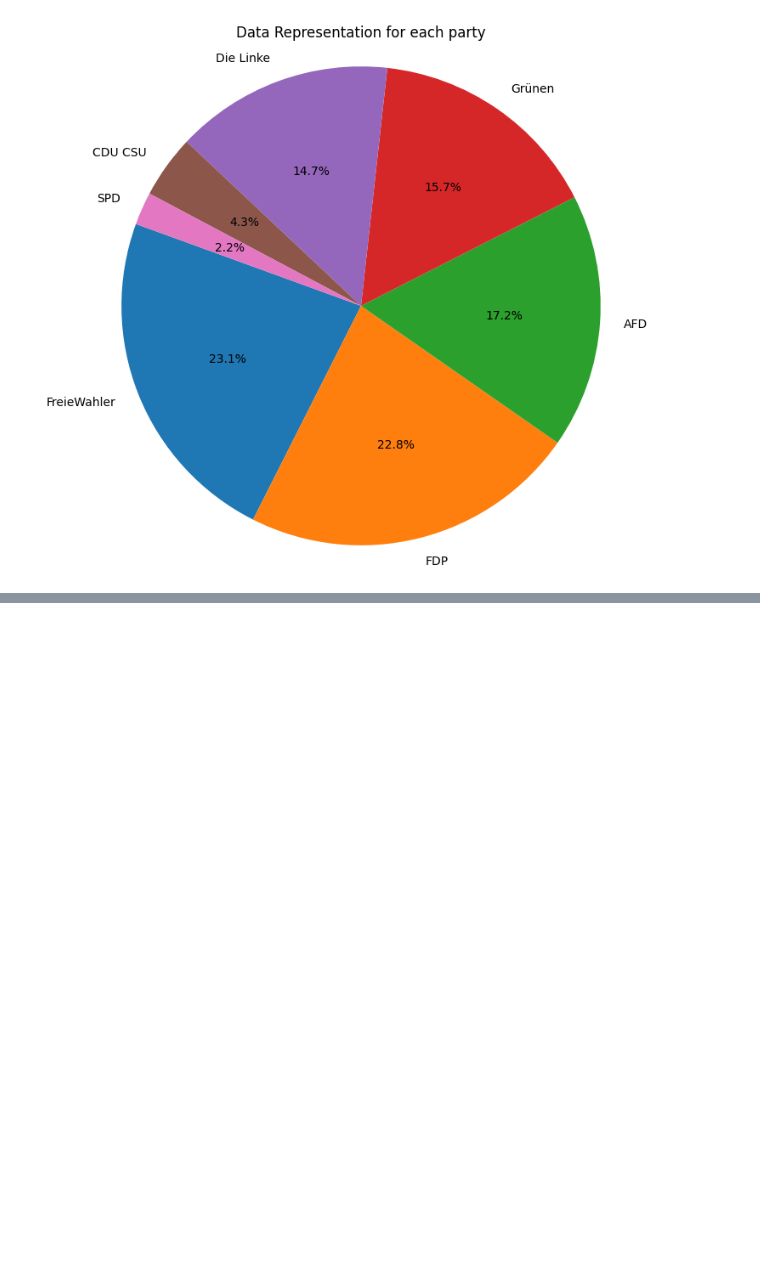
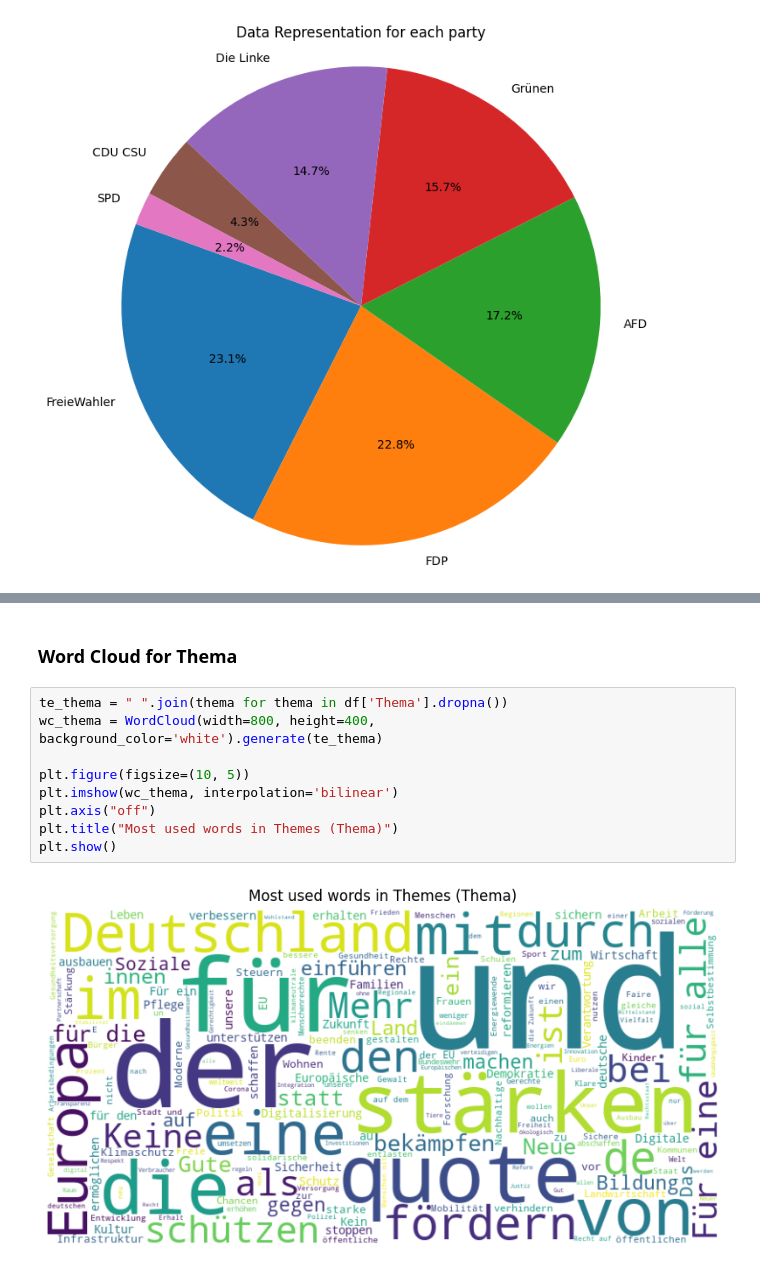
Before and after one commit to Abodx9/KI-BigData, a Jupyter notebook: Vektordatenbanken/Visualization.ipynb, the cells around one changed output, grey strips where cells are left out. Drawn from its saved outputs; the diff is of its cells as text; blank space fills up the shorter version.

```diff
--- a/Vektordatenbanken/Visualization.ipynb
+++ b/Vektordatenbanken/Visualization.ipynb
@@ -39,0 +58,13 @@ plt.show()
+# %% [markdown]
+### Word Cloud for Thema
+# %%
+te_thema = " ".join(thema for thema in df['Thema'].dropna())
+wc_thema = WordCloud(width=800, height=400, background_color='white').generate(te_thema)
+
+plt.figure(figsize=(10, 5))
+plt.imshow(wc_thema, interpolation='bilinear')
+plt.axis("off")
+plt.title("Most used words in Themes (Thema)")
+plt.show()
+# %% [output]
+[figure, added]
```
Also changed, not shown: parts of 3 cells of this notebook.
